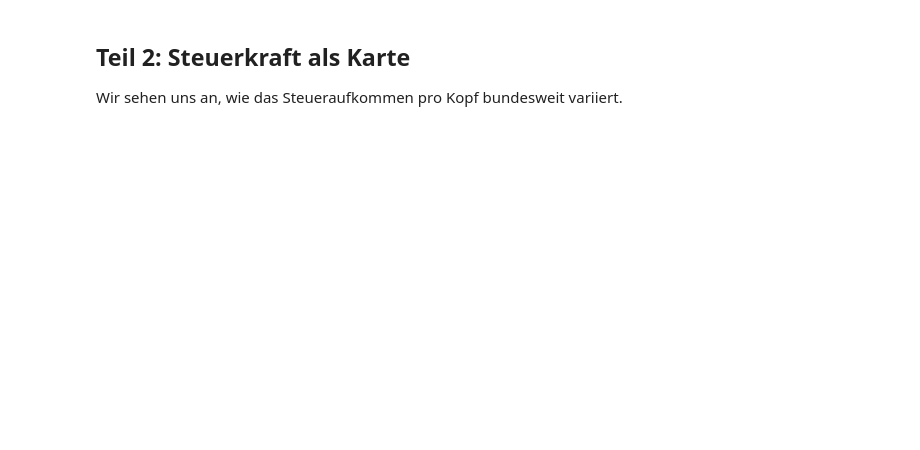
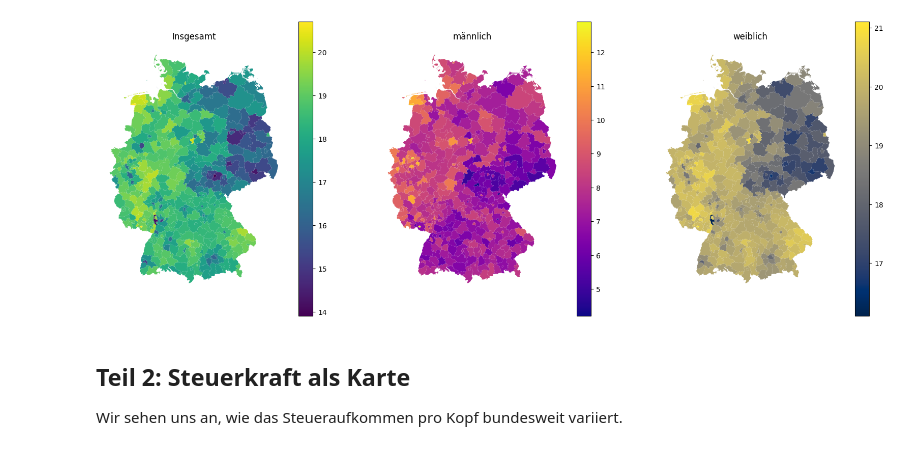
Before and after one commit to andmbg/elternsein, a Jupyter notebook: notebooks/scratch.ipynb, the cells around one changed output. Cells and saved outputs as stored; diff of their text form; code cells hidden in the pictures; blank space fills up the shorter version.

```diff
--- a/notebooks/scratch.ipynb
+++ b/notebooks/scratch.ipynb
@@ -59,5 +71,13 @@ Die Geburtenrate pro Mutter wäre interessant.
 # %%
 eg = pd.read_parquet(destatis_sources["eg_empf"]["processed_file"])
+eg = eg.reset_index(drop=True)
+
+lastyear = eg.jahr.max()
+entries_lastyear = eg[["jahr"]].value_counts().sort_index().iloc[-1]
+entries_penultim = eg[["jahr"]].value_counts().sort_index().iloc[-2]
+
+if entries_lastyear < entries_penultim:
+    eg = eg.loc[eg.jahr.ne(lastyear)]
 
 eg = eg.loc[eg.art.eq("Insgesamt")]
 eg = eg.loc[eg.fm.ne("Insgesamt")]
@@ -178,5 +208,5 @@ Wir sehen uns bundesweit an, wie die relativen Unterschiede in der Bezugsdauer a
 # %%
-eg = pd.read_parquet(processed_dir / "eg_dauer.parquet")
+eg = pd.read_parquet(destatis_sources["eg_dauer"]["processed_file"])
 gdf = gpd.read_parquet(processed_dir / "vg250_krs.parquet")
 
 df = gpd.GeoDataFrame(
@@ -209,33 +239,35 @@ facet_var = "fm"
 facets = df_plot[facet_var].unique()
 
 cols = np.array([0, 1, 2])
 subpltcoord = cols
 
 # die drei Karten haben jeweils unterschiedliche Schwankungsbreiten und damit Farbskalen;
 # daher benutzen wir auch drei unterschiedliche Paletten, damit nicht der Eindruck von
 # Vergleichbarkeit entsteht:
 colorpalettes = [
     "viridis",
     "plasma",
     "cividis",
 ]
 
 for xy, facet in zip(subpltcoord, facets):
 
     df_facet = df_plot.loc[df_plot[facet_var].eq(facet)]
 
     x = xy
     df_facet.plot(
         ax=axs[x],
         column=z_var,
         legend=True,
         cmap=colorpalettes[x]
     )
 
     axs[x].set_title(facet)
 
 for ax in axs:
     ax.axis("off")
+# %% [output]
+[figure, added]
 # %% [markdown]
 ## Teil 2: Steuerkraft als Karte
 
```
Also changed, not shown: parts of 14 cells of this notebook, 7 other files.
